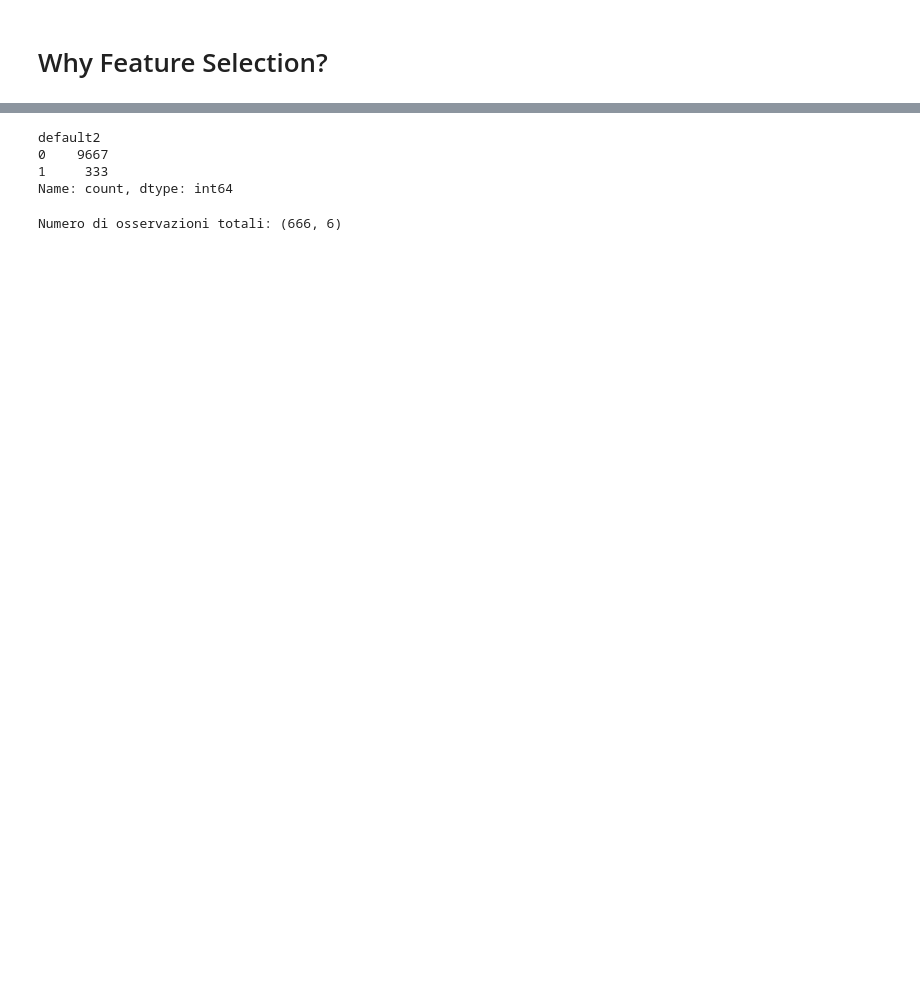
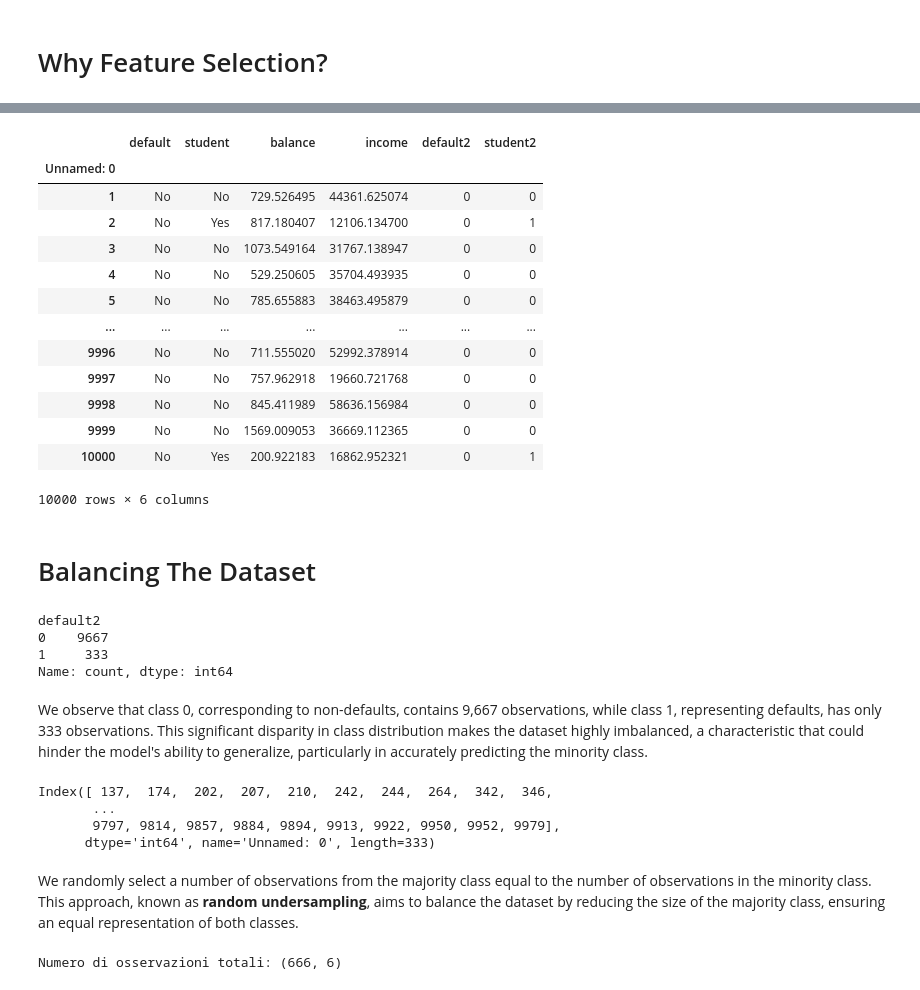
Before and after one commit to vincenzorrei/EDU-FeatureSelection, a Jupyter notebook: main.ipynb, the cells around one changed output, grey strips where cells are left out. Drawn from its saved outputs; the diff is of its cells as text; code cells hidden in the pictures; blank space fills up the shorter version.

```diff
--- a/main.ipynb
+++ b/main.ipynb
@@ -24,7 +40,25 @@ df = pd.read_csv('data/Default.csv')
 # %%
 df.set_index('Unnamed: 0', inplace=True)
 df['default2'] = df.default.factorize()[0]
 df['student2'] = df.student.factorize()[0]
+df
+# %% [output]
+|  | default | student | balance | income | default2 | student2 |
+| Unnamed: 0 |  |  |  |  |  |  |
+| 1 | No | No | 729.526495 | 44361.625074 | 0 | 0 |
+| 2 | No | Yes | 817.180407 | 12106.134700 | 0 | 1 |
+| 3 | No | No | 1073.549164 | 31767.138947 | 0 | 0 |
+| 4 | No | No | 529.250605 | 35704.493935 | 0 | 0 |
+| 5 | No | No | 785.655883 | 38463.495879 | 0 | 0 |
+| ... | ... | ... | ... | ... | ... | ... |
+| 9996 | No | No | 711.555020 | 52992.378914 | 0 | 0 |
+| 9997 | No | No | 757.962918 | 19660.721768 | 0 | 0 |
+| 9998 | No | No | 845.411989 | 58636.156984 | 0 | 0 |
+| 9999 | No | No | 1569.009053 | 36669.112365 | 0 | 0 |
+| 10000 | No | Yes | 200.922183 | 16862.952321 | 0 | 1 |
+10000 rows × 6 columns
+# %% [markdown]
+# Balancing The Dataset
 # %%
 y = df.default2
 print(y.value_counts())
@@ -33,4 +67,19 @@ default2
 0    9667
 1     333
 Name: count, dtype: int64
+# %% [markdown]
+We observe that class 0, corresponding to non-defaults, contains 9,667 observations, while class 1, representing defaults, has only 333 observations. This significant disparity in class distribution makes the dataset highly imbalanced, a characteristic that could hinder the model's ability to generalize, particularly in accurately predicting the minority class.
+# %%
+# Get the indexes of the rows for each class
+index_class_0 = y[y == 0].index
+index_class_1 = y[y == 1].index
+
+index_class_1
+# %% [output]
+Index([ 137,  174,  202,  207,  210,  242,  244,  264,  342,  346,
+       ...
+       9797, 9814, 9857, 9884, 9894, 9913, 9922, 9950, 9952, 9979],
+      dtype='int64', name='Unnamed: 0', length=333)
+# %% [markdown]
+We randomly select a number of observations from the majority class equal to the number of observations in the minority class. This approach, known as <b>random undersampling</b>, aims to balance the dataset by reducing the size of the majority class, ensuring an equal representation of both classes.
 # %%
```
Also changed, not shown: parts of 29 cells of this notebook.
